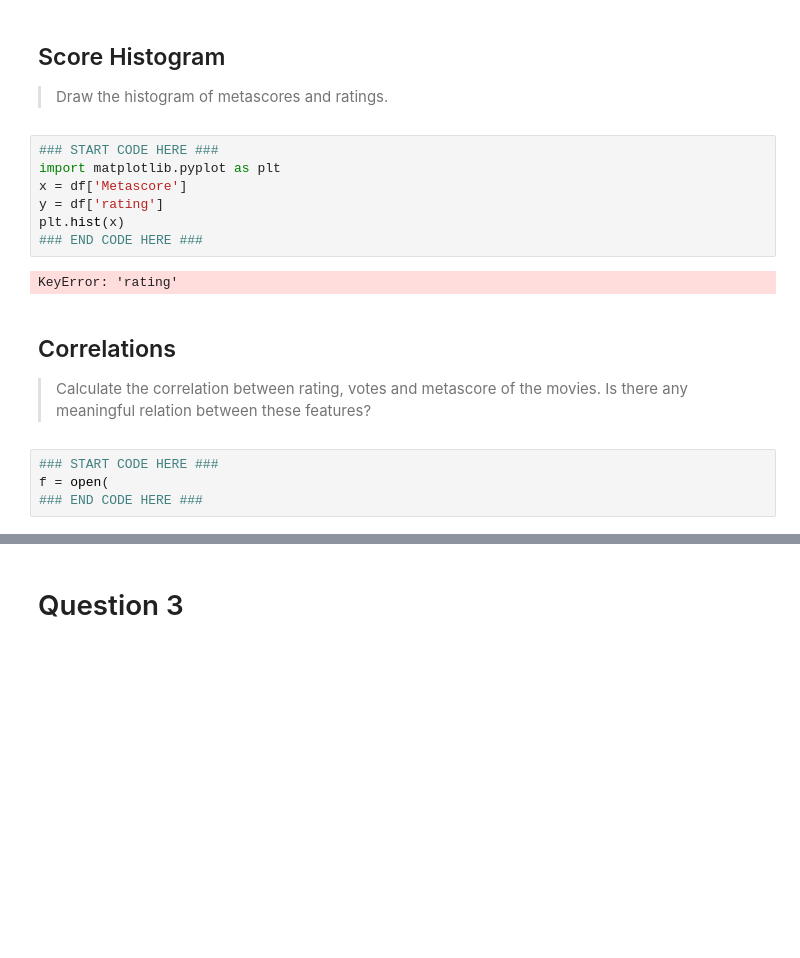
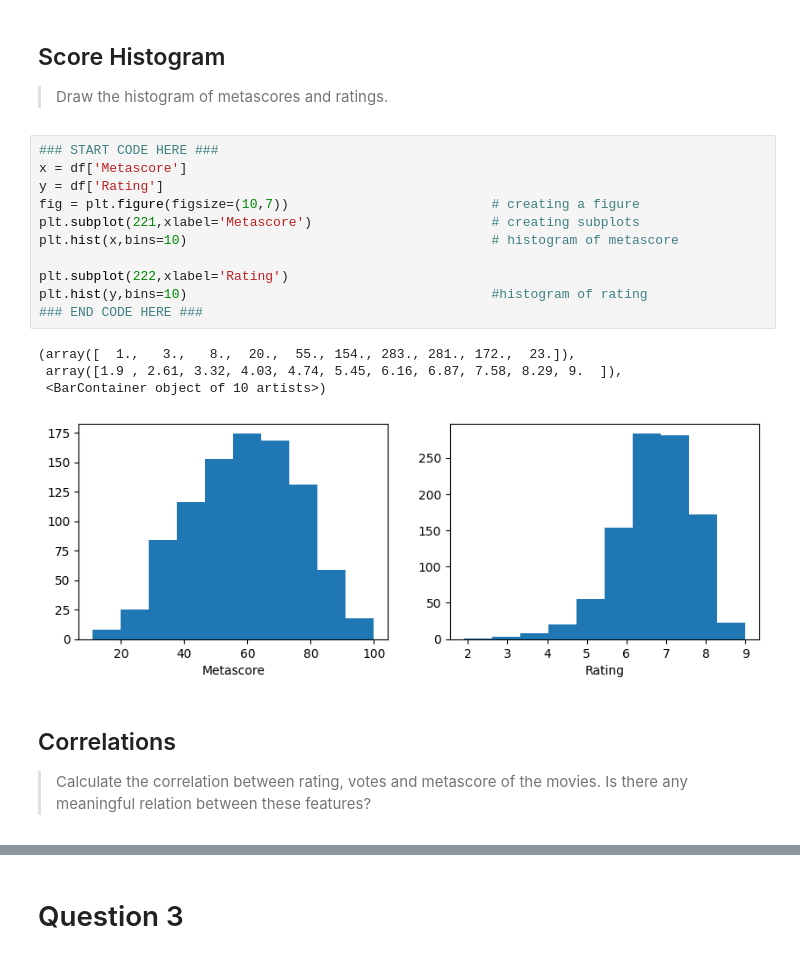
Before and after one commit to zjafariant/IML_CHW1, a Jupyter notebook: IML_CHW1_Q2.ipynb, the cells around one changed output, grey strips where cells are left out. Saved outputs shown, nothing was run; the diff lists cells and outputs as text; blank space fills up the shorter version.

```diff
--- a/IML_CHW1_Q2.ipynb
+++ b/IML_CHW1_Q2.ipynb
@@ -191,20 +236,23 @@ df.head(5)                                                    #show the first 5
 # %% [markdown]
 ## Score Histogram
 >Draw the histogram of metascores and ratings.
-# %%
-### START CODE HERE ###
-import matplotlib.pyplot as plt
-x = df['Metascore']
-y = df['rating']
-plt.hist(x)
-### END CODE HERE ###
-# %% [output]
-KeyError: 'rating'
+# %%
+### START CODE HERE ###
+x = df['Metascore']
+y = df['Rating']
+fig = plt.figure(figsize=(10,7))                          # creating a figure
+plt.subplot(221,xlabel='Metascore')                       # creating subplots
+plt.hist(x,bins=10)                                       # histogram of metascore
+
+plt.subplot(222,xlabel='Rating')
+plt.hist(y,bins=10)                                       #histogram of rating
+### END CODE HERE ###
+# %% [output]
+(array([  1.,   3.,   8.,  20.,  55., 154., 283., 281., 172.,  23.]),
+ array([1.9 , 2.61, 3.32, 4.03, 4.74, 5.45, 6.16, 6.87, 7.58, 8.29, 9.  ]),
+ <BarContainer object of 10 artists>)
+[figure, added]
 # %% [markdown]
 ## Correlations
 >Calculate the correlation between rating, votes and metascore of the movies.
 Is there any meaningful relation between these features?
-# %%
-### START CODE HERE ###
-f = open(
-### END CODE HERE ###
```
Also changed, not shown: parts of 16 cells of this notebook, 1 other file.
